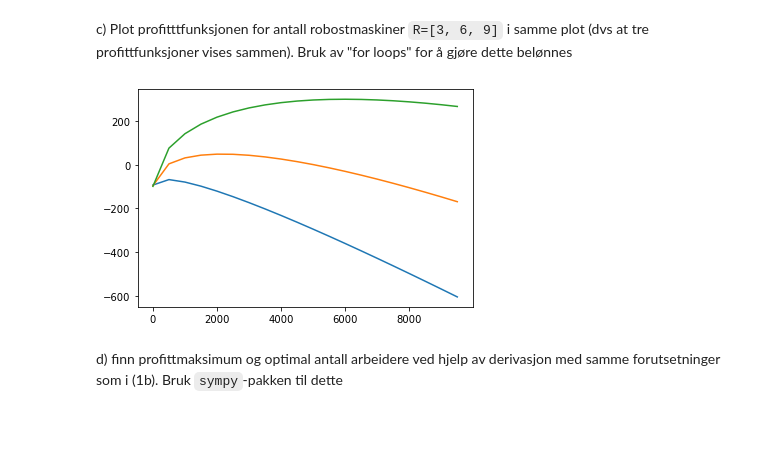
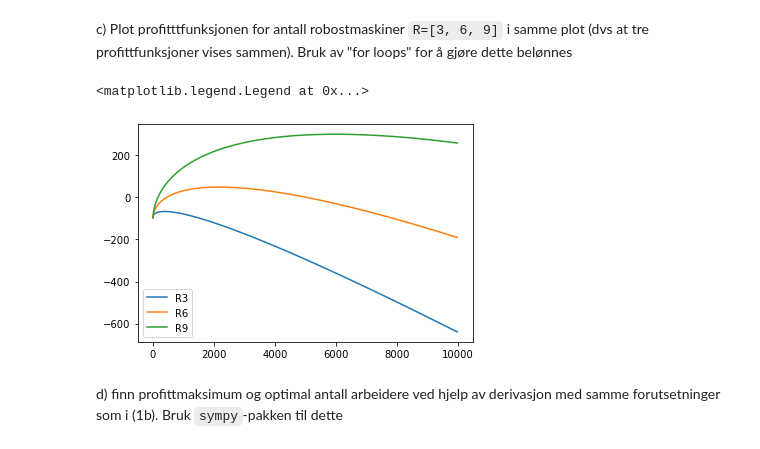
Before and after one commit to Danieljoha/Sok1003-mappeoppgave2, a Jupyter notebook: Mappe 2_oppgaver.ipynb, the cells around one changed output. Saved outputs shown, nothing was run; the diff lists cells and outputs as text; code cells hidden in the pictures.

```diff
--- a/Mappe 2_oppgaver.ipynb
+++ b/Mappe 2_oppgaver.ipynb
@@ -199,6 +260,20 @@ def f(L,a,R):                       #definerer produktfunksjon
     return 2*R*L**a
 
 for i in L:                                            #lager for loop for de ulike L verdiene
-    plt.plot(i, f(i,a,R), 'midnightblue', marker='o')  #plotter grafen
+    plt.scatter(i, f(i,a,R), color='midnightblue', marker='o')  #plotter grafen
 # %% [output]
 [figure]
+# %%
+L = np.arange(0,1000,20)            #lager ulike verdier til L(arbeidskraft)
+a=0.6                               #legger inn verdi for a
+R=2                                 #legger inn verdi for R
+
+ansatte = []
+biler = []
+for i in L:
+    ansatte.append(i)
+
+    biler.append(f(i,a,R))
+
+plt.plot(ansatte, biler)
+plt.show() #fjerner utsagnet om plassen i minnet plotten er lagret på
@@ -228,2 +305,15 @@ for i in L:                                 #ny loop for L, plotter profittfunks
 # %% [output]
 [figure]
+# %%
+L = np.arange(0,10000,20)            #lager ulike verdier til L(arbeidskraft)
+
+
+ansatte = []
+profitt = []
+for i in L:
+    ansatte.append(i)
+
+    profitt.append(profittfunksjon(i,a,R,p,w,c,K))
+
+plt.plot(ansatte, profitt)
+plt.show() #fjerner utsagnet om plassen i minnet plotten er lagret på
@@ -232,10 +324,13 @@ c) Plot profitttfunksjonen for antall robostmaskiner `R=[3, 6, 9]` i samme plot
 # %%
 R=[3,6,9]                  #Lager liste for R
 
 for i in R:                #for loop for R listen, plotter
     plt.plot(L, profittfunksjon(L,a,i,p,w,c,K), label='R{}'.format(i))
+    #plt.plot(L, profittfunksjon(L,a,i,p,w,c,K), label=f'R{i}') #bruk den her istedet
+plt.legend()
 # %% [output]
+<matplotlib.legend.Legend at 0x...>
-[figure, old version]
+[figure, new version]
 # %% [markdown]
 d) finn profittmaksimum og optimal antall arbeidere ved hjelp av derivasjon med samme forutsetninger som i (1b). Bruk `sympy`-pakken til dette
 # %%
```
Also changed, not shown: parts of 17 cells of this notebook.
